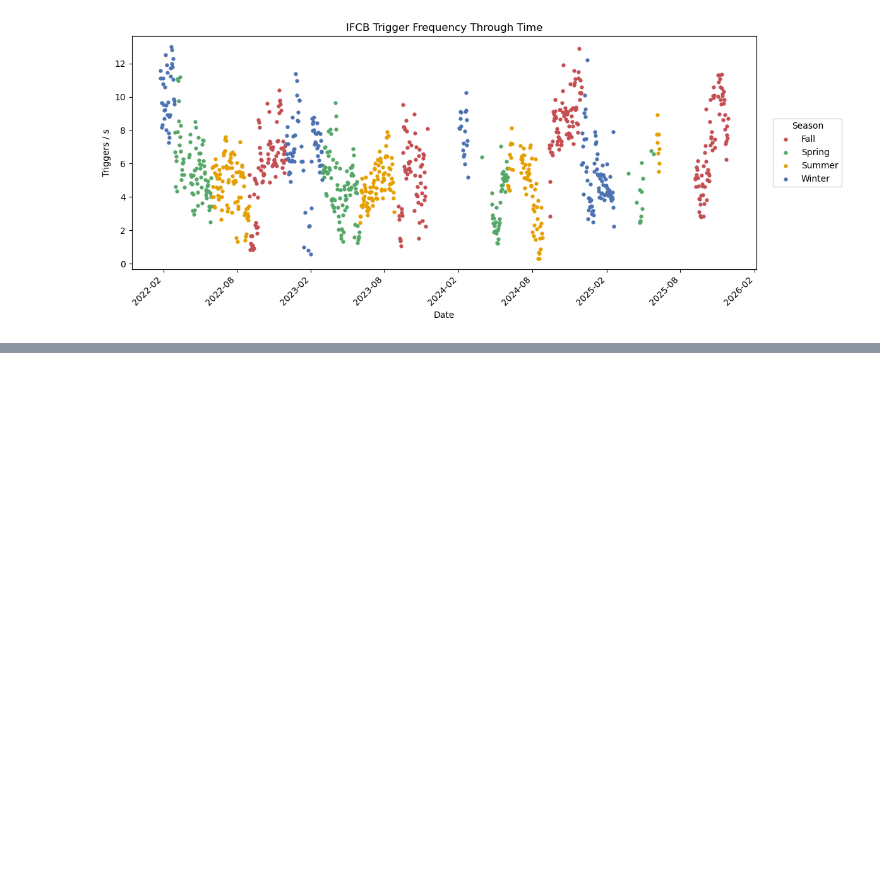
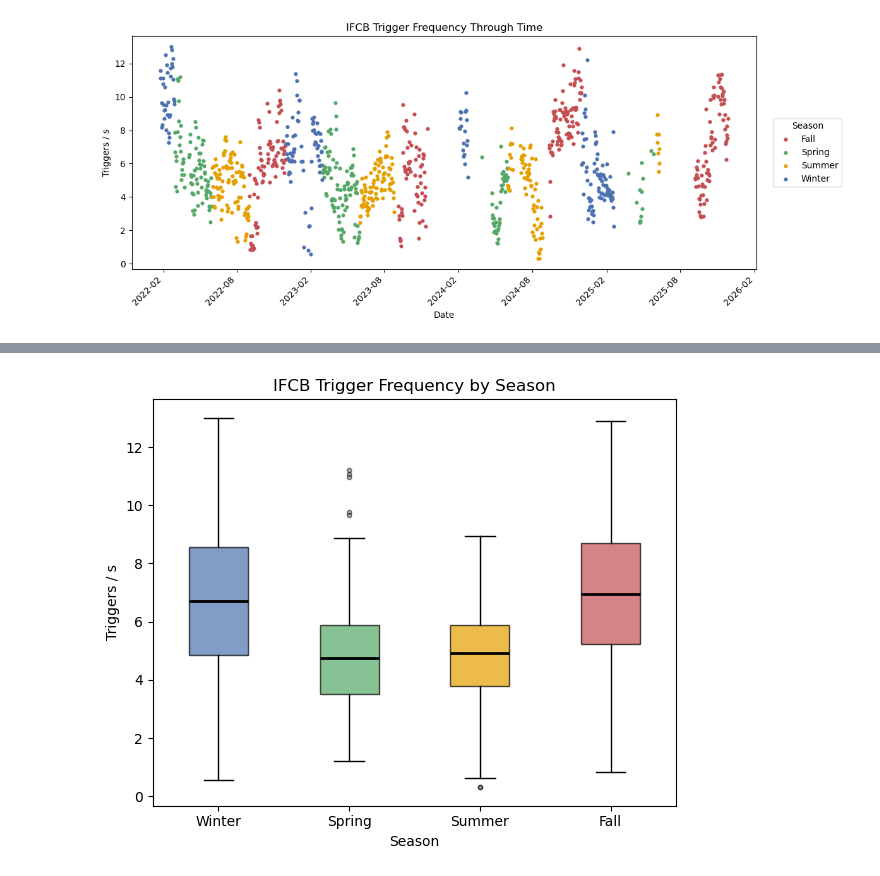
Before and after one commit to michaelstaiger/IFCBParticleSize, a Jupyter notebook: EmpyricalAnalysis/Notebooks/Utils/FPSscraper.ipynb, the cells around one changed output, grey strips where cells are left out. Cells and saved outputs as stored; diff of their text form; code cells hidden in the pictures; blank space fills up the shorter version.

```diff
--- a/EmpyricalAnalysis/Notebooks/Utils/FPSscraper.ipynb
+++ b/EmpyricalAnalysis/Notebooks/Utils/FPSscraper.ipynb
@@ -239,0 +251,54 @@ plt.show()
+# %%
+colors = {
+    "Winter": "#4C72B0",
+    "Spring": "#55A868",
+    "Summer": "#E69F00",
+    "Fall": "#C44E52",
+}
+
+season_order = ["Winter", "Spring", "Summer", "Fall"]
+
+box_data = [
+    summary_df.loc[summary_df["Season"] == season, "FPS"].dropna()
+    for season in season_order
+]
+
+fig, ax = plt.subplots(figsize=(6, 5))
+
+bp = ax.boxplot(
+    box_data,
+    labels=season_order,
+    patch_artist=True,
+    medianprops=dict(color="black", linewidth=2),
+)
+
+# Color each box
+for patch, season in zip(bp["boxes"], season_order):
+    patch.set_facecolor(colors[season])
+    patch.set_edgecolor("black")
+    patch.set_alpha(0.7)
+
+# Optional: color whiskers, caps, and fliers to match
+for whisker in bp["whiskers"]:
+    whisker.set_color("black")
+
+for cap in bp["caps"]:
+    cap.set_color("black")
+
+for flier in bp["fliers"]:
+    flier.set(
+        marker="o",
+        markersize=3,
+        markerfacecolor="gray",
+        alpha=0.5,
+    )
+
+ax.set_title("IFCB Trigger Frequency by Season")
+ax.set_xlabel("Season")
+ax.set_ylabel("Triggers / s")
+
+
+plt.tight_layout()
+plt.show()
+# %% [output]
+[figure, added]
```
Also changed, not shown: parts of 2 cells of this notebook, 3 other files.
